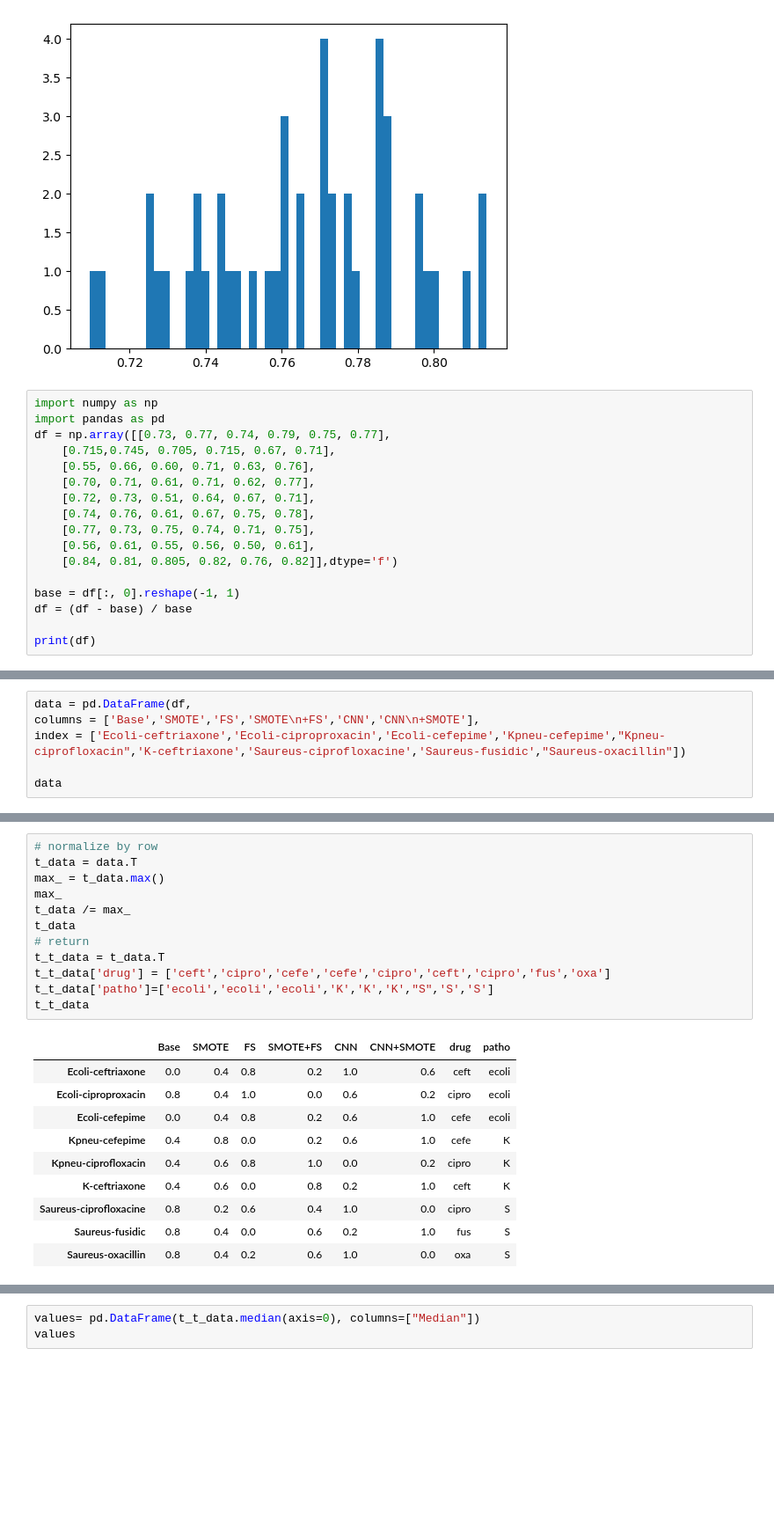
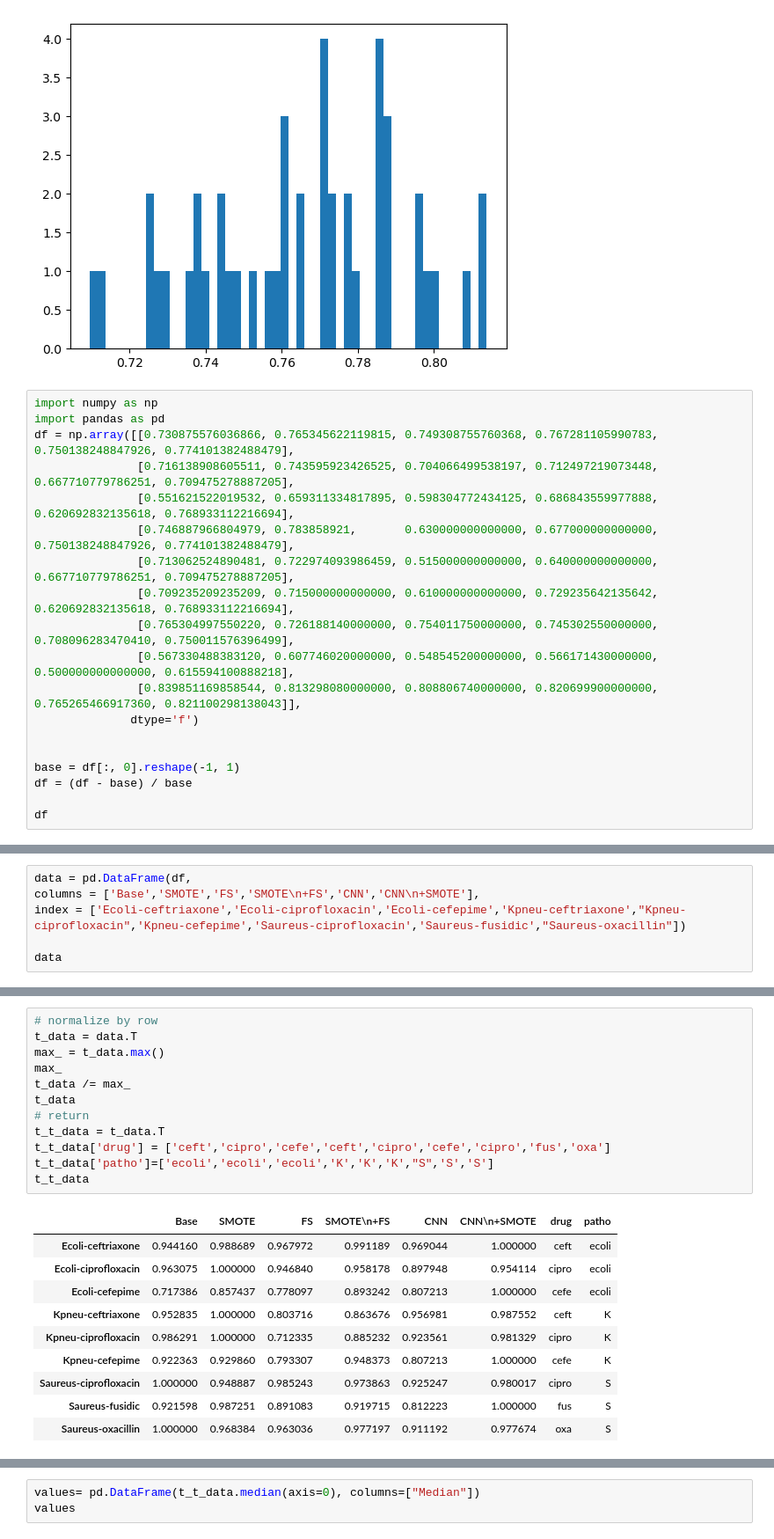
Before and after one commit to seibikobara/CS534FinalMSpathogens, a Jupyter notebook: etc.ipynb, the cells around one changed output, grey strips where cells are left out. Shown: that part at 88% size. Drawn from its saved outputs; the diff is of its cells as text; blank space fills up the shorter version.

```diff
--- a/etc.ipynb
+++ b/etc.ipynb
@@ -56,18 +56,20 @@ plt.hist(regular_roc, bins =50)
 # %%
 import numpy as np
 import pandas as pd
-df = np.array([[0.73, 0.77, 0.74, 0.79, 0.75, 0.77],
-    [0.715,0.745, 0.705, 0.715, 0.67, 0.71],
-    [0.55, 0.66, 0.60, 0.71, 0.63, 0.76],
-    [0.70, 0.71, 0.61, 0.71, 0.62, 0.77],
-    [0.72, 0.73, 0.51, 0.64, 0.67, 0.71],
-    [0.74, 0.76, 0.61, 0.67, 0.75, 0.78],
-    [0.77, 0.73, 0.75, 0.74, 0.71, 0.75],
-    [0.56, 0.61, 0.55, 0.56, 0.50, 0.61],
-    [0.84, 0.81, 0.805, 0.82, 0.76, 0.82]],dtype='f')
+df = np.array([[0.730875576036866, 0.765345622119815, 0.749308755760368, 0.767281105990783, 0.750138248847926, 0.774101382488479],
+               [0.716138908605511, 0.743595923426525, 0.704066499538197, 0.712497219073448, 0.667710779786251, 0.709475278887205],
+               [0.551621522019532, 0.659311334817895, 0.598304772434125, 0.686843559977888, 0.620692832135618, 0.768933112216694],
+               [0.746887966804979, 0.783858921,       0.630000000000000, 0.677000000000000, 0.750138248847926, 0.774101382488479],
+               [0.713062524890481, 0.722974093986459, 0.515000000000000, 0.640000000000000, 0.667710779786251, 0.709475278887205],
+               [0.709235209235209, 0.715000000000000, 0.610000000000000, 0.729235642135642, 0.620692832135618, 0.768933112216694],
+               [0.765304997550220, 0.726188140000000, 0.754011750000000, 0.745302550000000, 0.708096283470410, 0.750011576396499],
+               [0.567330488383120, 0.607746020000000, 0.548545200000000, 0.566171430000000, 0.500000000000000, 0.615594100888218],
+               [0.839851169858544, 0.813298080000000, 0.808806740000000, 0.820699900000000, 0.765265466917360, 0.821100298138043]],
+              dtype='f')
+
 
 base = df[:, 0].reshape(-1, 1)
 df = (df - base) / base
 
-print(df)
+df
 # %% [output]
@@ -83,7 +94,7 @@ print(df)
 # %%
 data = pd.DataFrame(df,
 columns = ['Base','SMOTE','FS','SMOTE\n+FS','CNN','CNN\n+SMOTE'],
-index = ['Ecoli-ceftriaxone','Ecoli-ciproproxacin','Ecoli-cefepime','Kpneu-cefepime',"Kpneu-ciprofloxacin",'K-ceftriaxone','Saureus-ciprofloxacine','Saureus-fusidic',"Saureus-oxacillin"])
+index = ['Ecoli-ceftriaxone','Ecoli-ciprofloxacin','Ecoli-cefepime','Kpneu-ceftriaxone',"Kpneu-ciprofloxacin",'Kpneu-cefepime','Saureus-ciprofloxacin','Saureus-fusidic',"Saureus-oxacillin"])
 
 data
 # %% [output]
@@ -100,26 +111,26 @@ data
 # %%
 # normalize by row
 t_data = data.T
 max_ = t_data.max()
 max_
 t_data /= max_
 t_data
 # return
 t_t_data = t_data.T
-t_t_data['drug'] = ['ceft','cipro','cefe','cefe','cipro','ceft','cipro','fus','oxa']
+t_t_data['drug'] = ['ceft','cipro','cefe','ceft','cipro','cefe','cipro','fus','oxa']
 t_t_data['patho']=['ecoli','ecoli','ecoli','K','K','K',"S",'S','S']
 t_t_data
 # %% [output]
-|  | Base | SMOTE | FS | SMOTE+FS | CNN | CNN+SMOTE | drug | patho |
-| Ecoli-ceftriaxone | 0.0 | 0.4 | 0.8 | 0.2 | 1.0 | 0.6 | ceft | ecoli |
-| Ecoli-ciproproxacin | 0.8 | 0.4 | 1.0 | 0.0 | 0.6 | 0.2 | cipro | ecoli |
-| Ecoli-cefepime | 0.0 | 0.4 | 0.8 | 0.2 | 0.6 | 1.0 | cefe | ecoli |
-| Kpneu-cefepime | 0.4 | 0.8 | 0.0 | 0.2 | 0.6 | 1.0 | cefe | K |
-| Kpneu-ciprofloxacin | 0.4 | 0.6 | 0.8 | 1.0 | 0.0 | 0.2 | cipro | K |
-| K-ceftriaxone | 0.4 | 0.6 | 0.0 | 0.8 | 0.2 | 1.0 | ceft | K |
-| Saureus-ciprofloxacine | 0.8 | 0.2 | 0.6 | 0.4 | 1.0 | 0.0 | cipro | S |
-| Saureus-fusidic | 0.8 | 0.4 | 0.0 | 0.6 | 0.2 | 1.0 | fus | S |
-| Saureus-oxacillin | 0.8 | 0.4 | 0.2 | 0.6 | 1.0 | 0.0 | oxa | S |
+|  | Base | SMOTE | FS | SMOTE\n+FS | CNN | CNN\n+SMOTE | drug | patho |
+| Ecoli-ceftriaxone | 0.944160 | 0.988689 | 0.967972 | 0.991189 | 0.969044 | 1.000000 | ceft | ecoli |
+| Ecoli-ciprofloxacin | 0.963075 | 1.000000 | 0.946840 | 0.958178 | 0.897948 | 0.954114 | cipro | ecoli |
+| Ecoli-cefepime | 0.717386 | 0.857437 | 0.778097 | 0.893242 | 0.807213 | 1.000000 | cefe | ecoli |
+| Kpneu-ceftriaxone | 0.952835 | 1.000000 | 0.803716 | 0.863676 | 0.956981 | 0.987552 | ceft | K |
+| Kpneu-ciprofloxacin | 0.986291 | 1.000000 | 0.712335 | 0.885232 | 0.923561 | 0.981329 | cipro | K |
+| Kpneu-cefepime | 0.922363 | 0.929860 | 0.793307 | 0.948373 | 0.807213 | 1.000000 | cefe | K |
+| Saureus-ciprofloxacin | 1.000000 | 0.948887 | 0.985243 | 0.973863 | 0.925247 | 0.980017 | cipro | S |
+| Saureus-fusidic | 0.921598 | 0.987251 | 0.891083 | 0.919715 | 0.812223 | 1.000000 | fus | S |
+| Saureus-oxacillin | 1.000000 | 0.968384 | 0.963036 | 0.977197 | 0.911192 | 0.977674 | oxa | S |
 # %%
 import seaborn as sns
 import matplotlib.pyplot as plt
```
Also changed, not shown: parts of 3 cells of this notebook.
